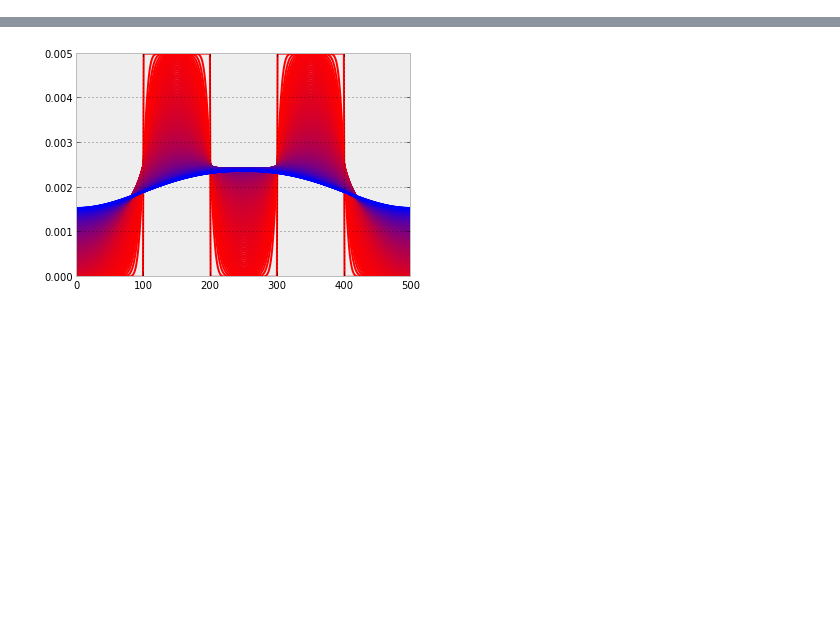
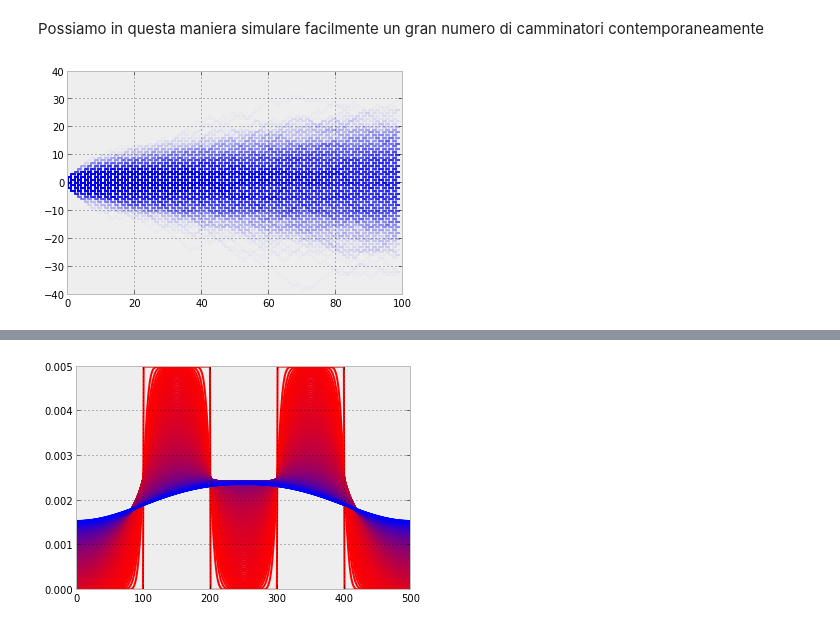
Before and after one commit to EnricoGiampieri/lezionipython, a Jupyter notebook: metodi fisici - diffusione.ipynb, the cells around one changed output, grey strips where cells are left out. Saved outputs shown, nothing was run; the diff lists cells and outputs as text; code cells hidden in the pictures; blank space fills up the shorter version.

```diff
--- a/metodi fisici - diffusione.ipynb
+++ b/metodi fisici - diffusione.ipynb
@@ -25,0 +68,11 @@ può essere ricavata dalla prima legge sotto l'ipotesi di conservazione della ma
+# %% [markdown]
+Possiamo in questa maniera simulare facilmente un gran numero di camminatori contemporaneamente
+# %%
+N_steps = 100
+N_walk = 1000
+N = (N_walk, N_steps)
+steps = np.random.randint(0.0,2.0,N)*2-1
+walks = np.cumsum(steps, axis=1)
+plot(walks.T, alpha=0.02, color='b', linestyle='steps');
+# %% [output]
+[figure, added]
```
Also changed, not shown: parts of 29 cells of this notebook, 1 other file.
